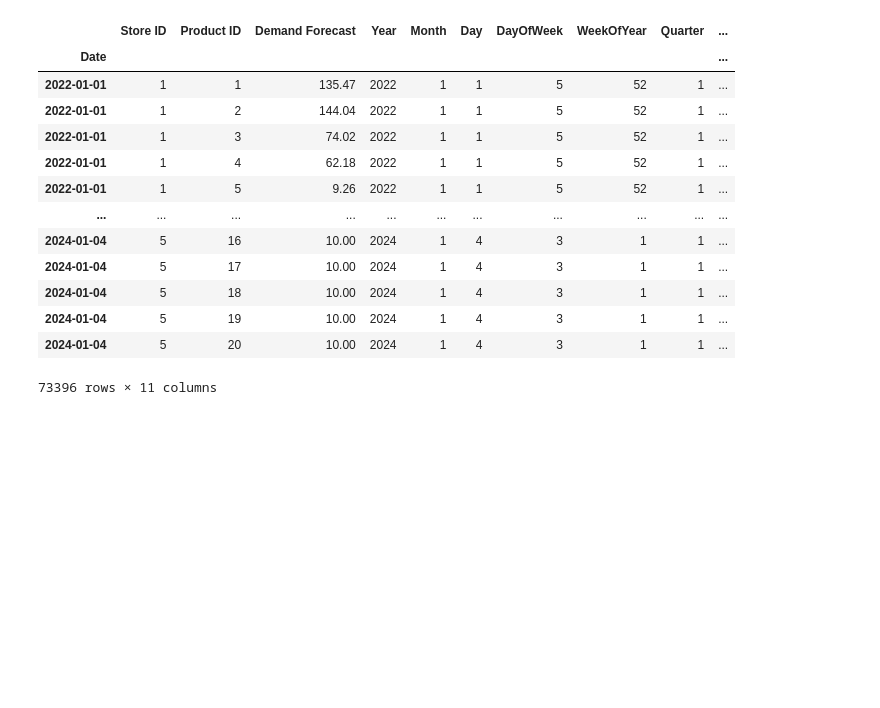
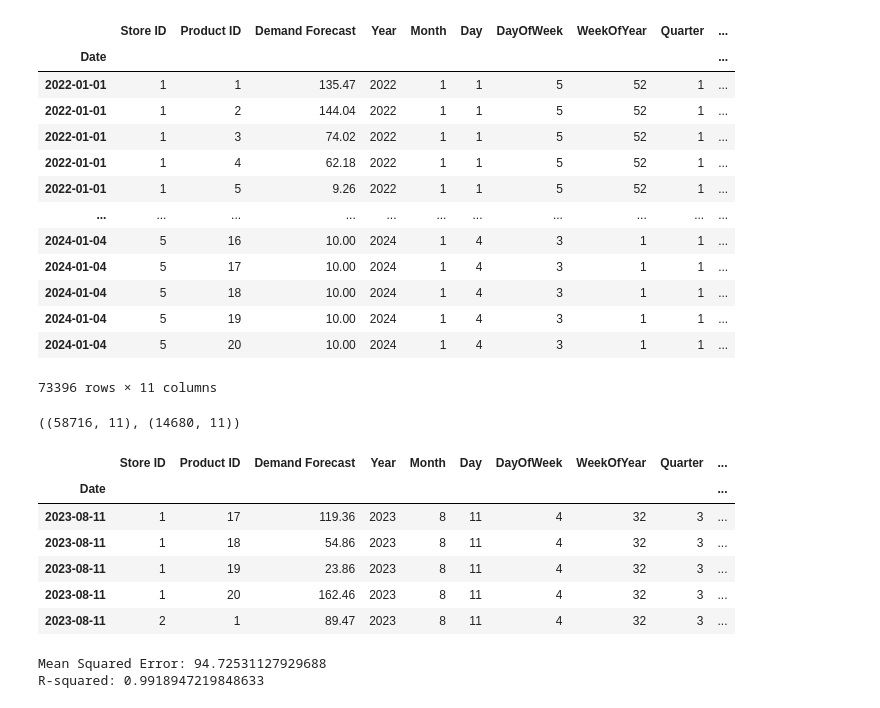
Before and after one commit to 007ash/Supply-Chain-Forecasting-for-Inventory-Management, a Jupyter notebook: model.ipynb, the cells around one changed output. Drawn from its saved outputs; the diff is of its cells as text; code cells hidden in the pictures; blank space fills up the shorter version.

```diff
--- a/model.ipynb
+++ b/model.ipynb
@@ -126,3 +126,22 @@ store2 = store['Store ID'] == 2
 store3 = store['Store ID'] == 3
 store4 = store['Store ID'] == 4
 store5 = store['Store ID'] == 5
+# %%
+from sklearn.model_selection import train_test_split
+train, test = train_test_split(store, test_size=0.2, random_state=42, shuffle=False)
+train.shape, test.shape
+# %% [output]
+((58716, 11), (14680, 11))
+# %%
+train.to_csv('Data\Train_Set.csv', index=False)
+test.to_csv('Data\Test_Set.csv', index=False)
+train.head()
+test.head()
+# %% [output]
+|  | Store ID | Product ID | Demand Forecast | Year | Month | Day | DayOfWeek | WeekOfYear | Quarter | ... |
+| Date |  |  |  |  |  |  |  |  |  | ... |
+| 2023-08-11 | 1 | 17 | 119.36 | 2023 | 8 | 11 | 4 | 32 | 3 | ... |
+| 2023-08-11 | 1 | 18 | 54.86 | 2023 | 8 | 11 | 4 | 32 | 3 | ... |
+| 2023-08-11 | 1 | 19 | 23.86 | 2023 | 8 | 11 | 4 | 32 | 3 | ... |
+| 2023-08-11 | 1 | 20 | 162.46 | 2023 | 8 | 11 | 4 | 32 | 3 | ... |
+| 2023-08-11 | 2 | 1 | 89.47 | 2023 | 8 | 11 | 4 | 32 | 3 | ... |
@@ -128,0 +171,9 @@ store5 = store['Store ID'] == 5
+# %%
+target_column = 'Units Sold'
+model = train_xgboost_model(train, target_column)
+mse, r2 = evaluate_model(model, test, target_column)
+print(f'Mean Squared Error: {mse}')
+print(f'R-squared: {r2}')
+# %% [output]
+Mean Squared Error: 94.72531127929688
+R-squared: 0.9918947219848633
```
Also changed, not shown: parts of 9 cells of this notebook, 3 other files.
